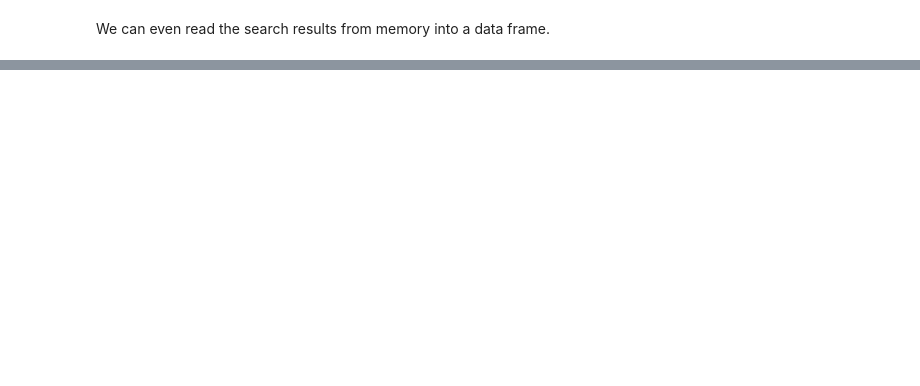
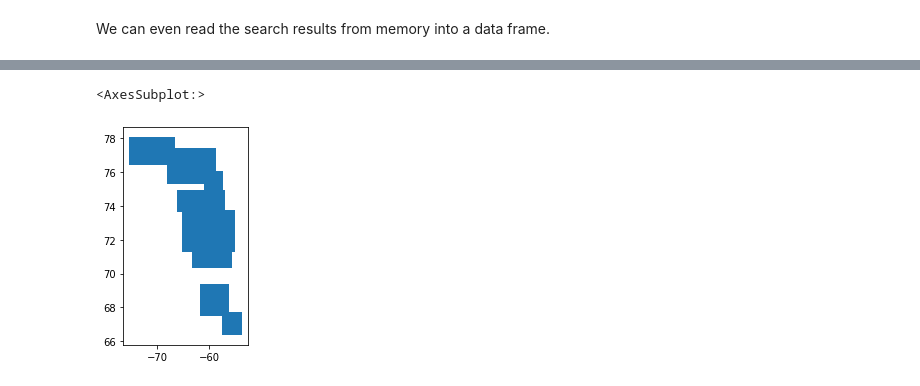
Before and after one commit to c-core-labs/notebooks, a Jupyter notebook: notebooks/c-stac-api.ipynb, the cells around one changed output, grey strips where cells are left out. Cells and saved outputs as stored; diff of their text form; code cells hidden in the pictures; blank space fills up the shorter version.

```diff
--- a/notebooks/c-stac-api.ipynb
+++ b/notebooks/c-stac-api.ipynb
@@ -171,11 +171,11 @@ search_url = f"{api_url}/search?collections={collection_id}&datetime={datetime_i
 with httpx.Client(timeout = 20) as client:
     response = client.get(search_url)
 
-response_body = response.json()
+search_response_body = response.json()
 
 ## For this example, only show last two
-response_features = response_body["features"]
-response_features[-2:]
+search_response_features = search_response_body["features"]
+search_response_features[-2:]
 # %% [output]
 [{'type': 'Feature',
   'geometry': {'coordinates': [[[-53.639539, 66.373537],
@@ -266,4 +266,5 @@ item_gdf
 # %% [markdown]
 We can even read the search results from memory into a data frame.
 # %%
-response_features_gdf = gpd.read_file(json)
+response_features_gdf = gpd.read_file(json.dumps(search_response_body))
+response_features_gdf
@@ -269,0 +283,5 @@ response_features_gdf = gpd.read_file(json)
+# %%
+response_features_gdf.plot()
+# %% [output]
+<AxesSubplot:>
+[figure, added]
```
Also changed, not shown: parts of 17 cells of this notebook, 2 other files.
